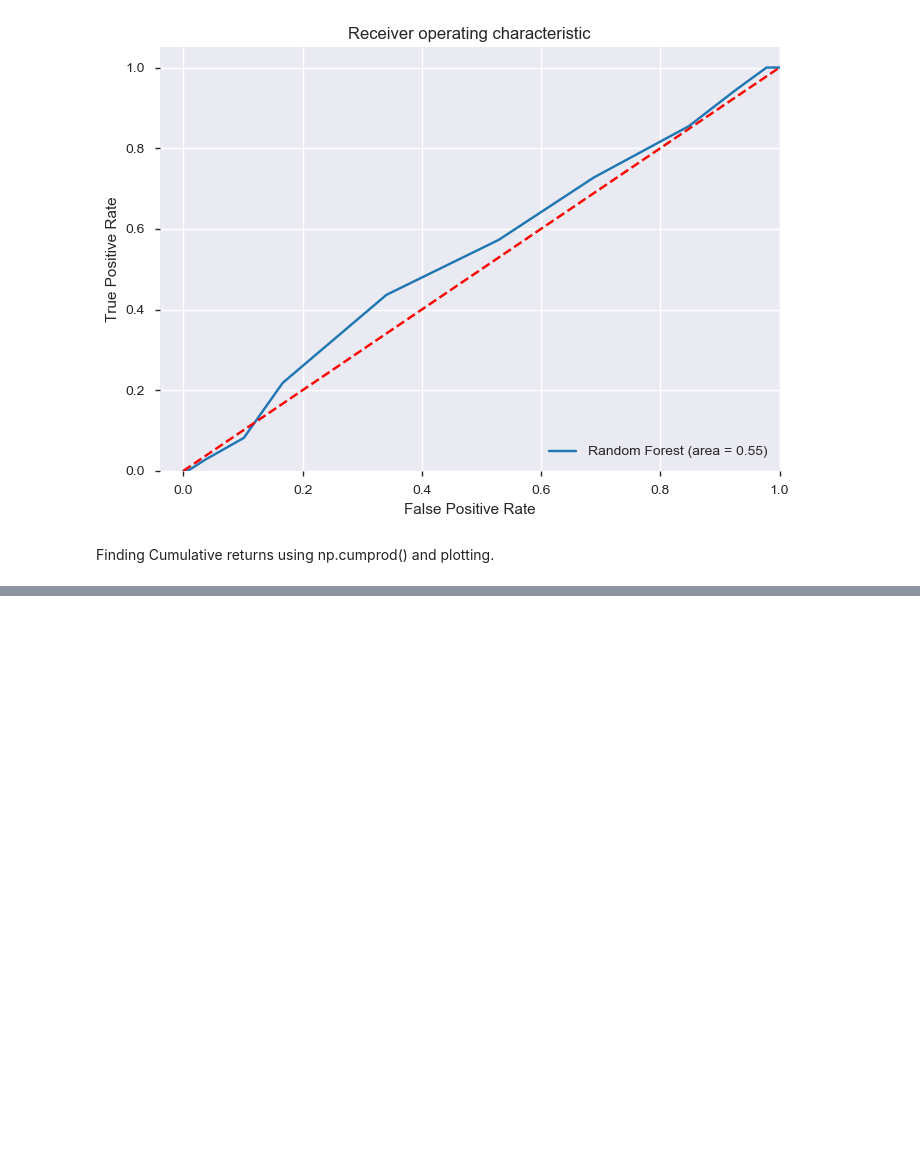
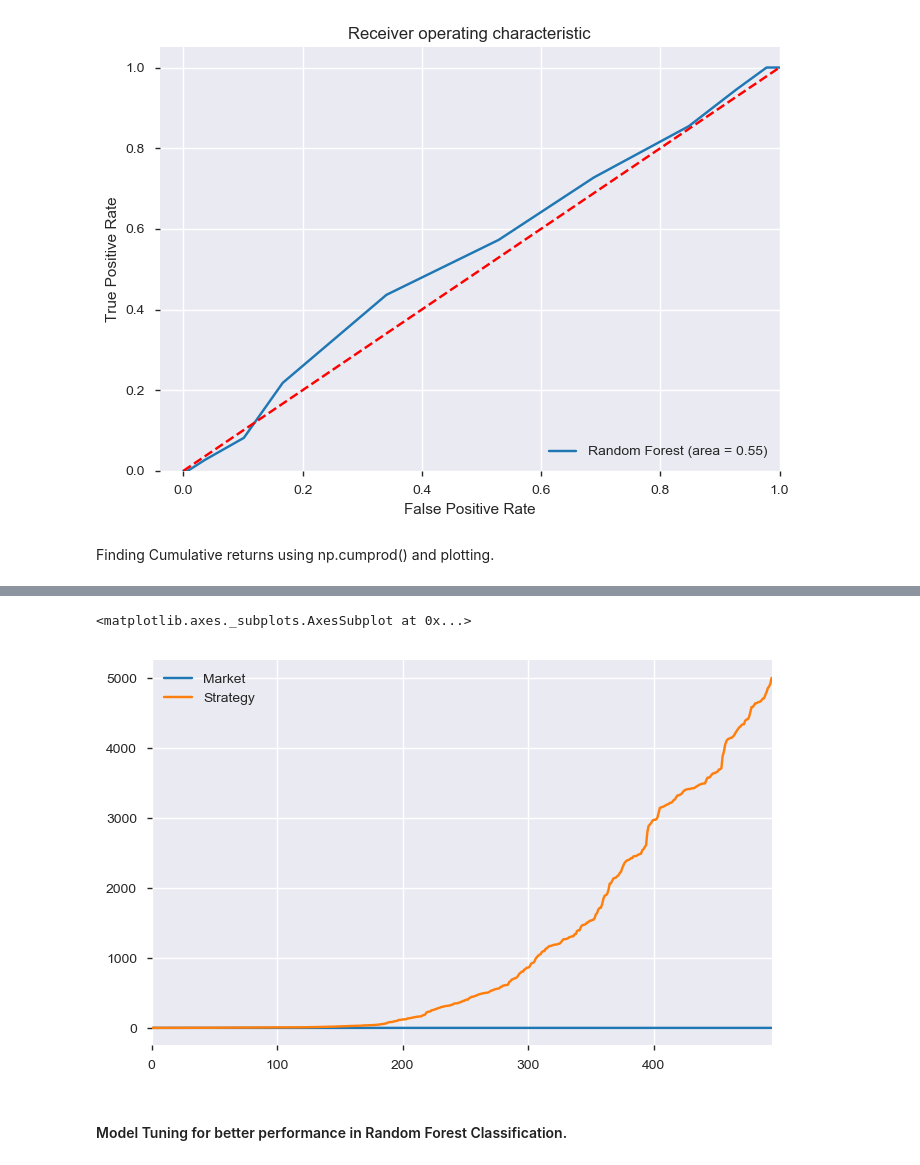
Before and after one commit to atkrish0/securitized-asset-analysis, a Jupyter notebook: 4 - Algorithmic Trading using Classification.ipynb, the cells around one changed output, grey strips where cells are left out. Drawn from its saved outputs; the diff is of its cells as text; code cells hidden in the pictures; blank space fills up the shorter version.

```diff
--- a/4 - Algorithmic Trading using Classification.ipynb
+++ b/4 - Algorithmic Trading using Classification.ipynb
@@ -648,0 +657,11 @@ plt.plot(np.cumprod(1 - df2['per_change']) + 1)
+# %%
+df2['Market'] = np.log(df2['Close Price'] / df2['Close Price'].shift(1))
+# %%
+df2['Strategy'] = df2['Action'].shift(1) * df2['Market']
+# %%
+df2[['Market', 'Strategy']].cumsum().apply(np.exp).plot(grid=True,figsize=(8, 5))
+# %% [output]
+<matplotlib.axes._subplots.AxesSubplot at 0x...>
+[figure, added]
+# %% [markdown]
+#### Model Tuning for better performance in Random Forest Classification.
```
Also changed, not shown: parts of 12 cells of this notebook.
